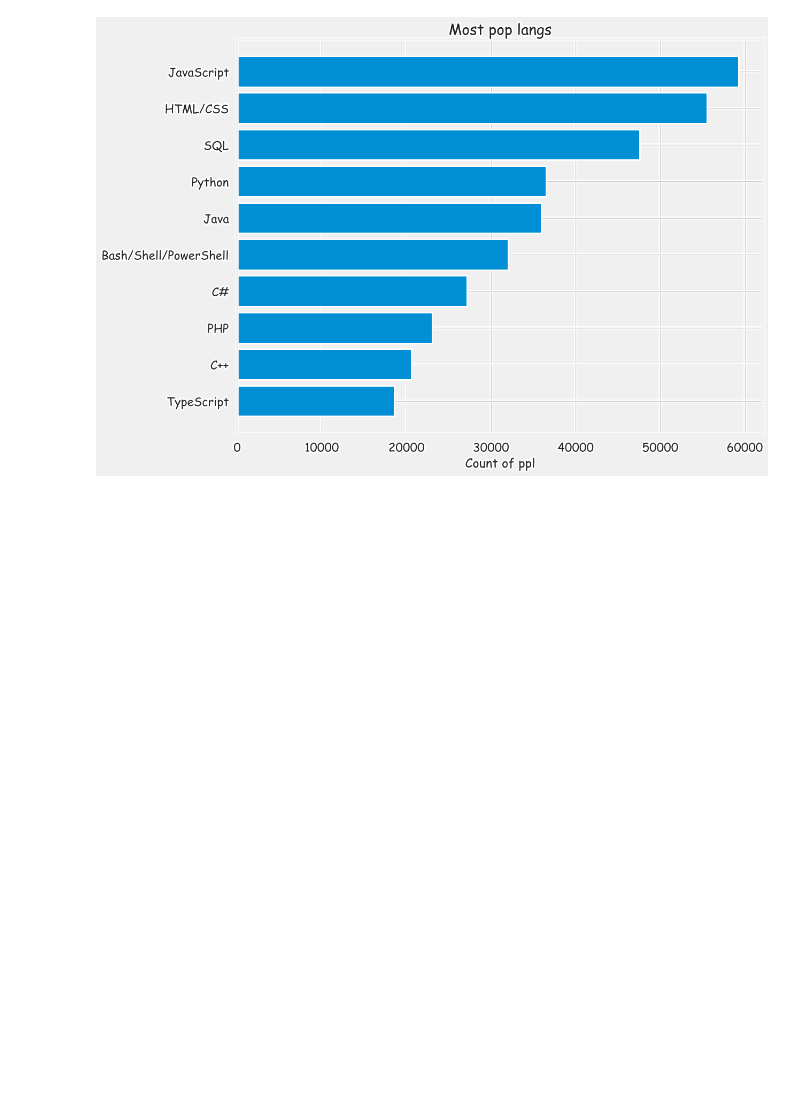
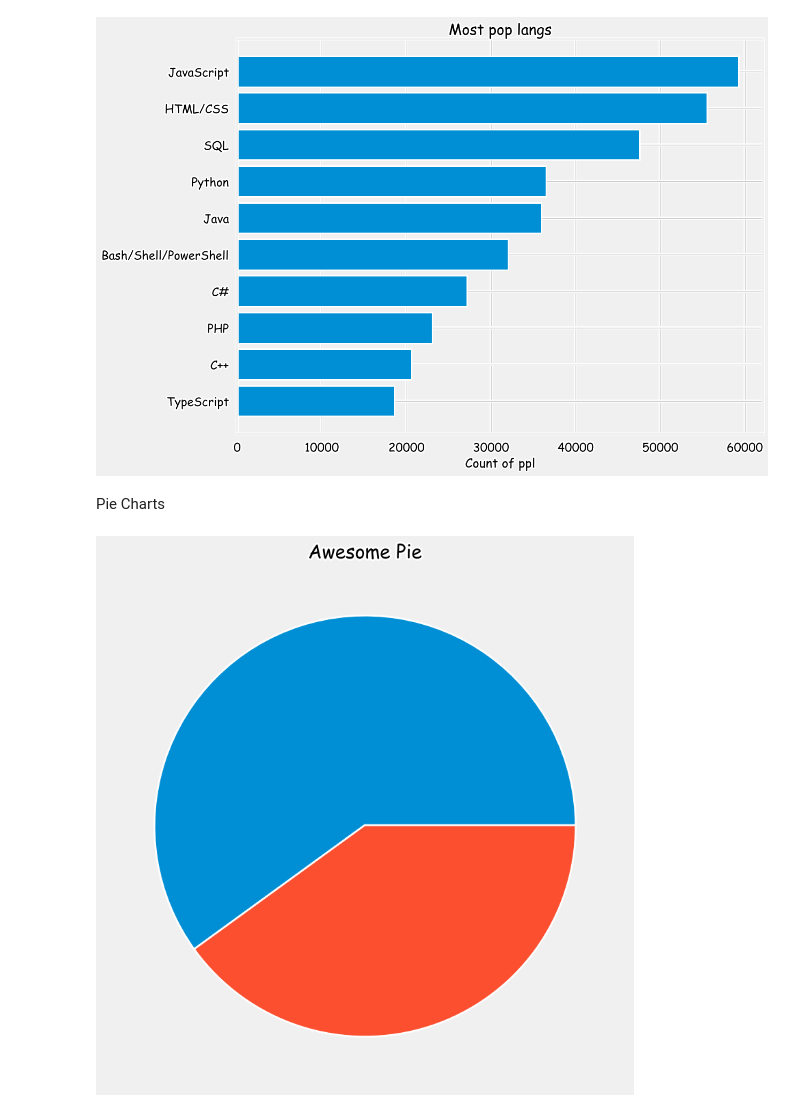
Before and after one commit to aaronmanfrin/main, a Jupyter notebook: Packages/matplot/matplot.ipynb, the cells around one changed output. Drawn from its saved outputs; the diff is of its cells as text; code cells hidden in the pictures; blank space fills up the shorter version.

```diff
--- a/Packages/matplot/matplot.ipynb
+++ b/Packages/matplot/matplot.ipynb
@@ -408,3 +408,16 @@ plt.tight_layout()
 plt.show() ## with pd still works as before
 # %% [output]
 [figure]
+# %% [markdown]
+Pie Charts
+# %%
+
+slices = [60,40] ## data to be plotted
+plt.title('Awesome Pie')
+plt.tight_layout()
+
+plt.pie(slices)## code for pie chart
+
+plt.show()
+# %% [output]
+[figure, added]
```
Also changed, not shown: parts of 36 cells of this notebook, 1 other file.
